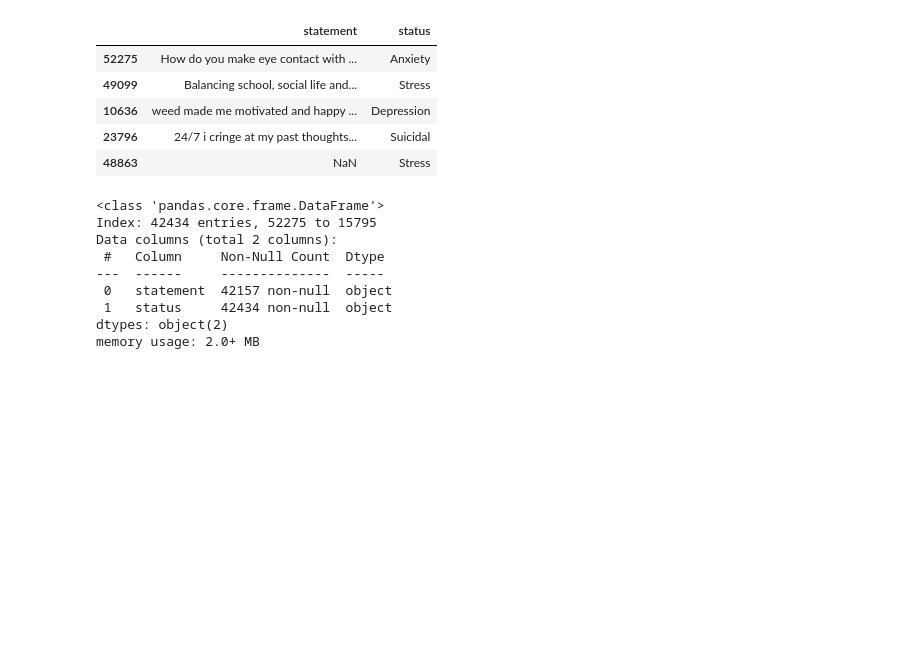
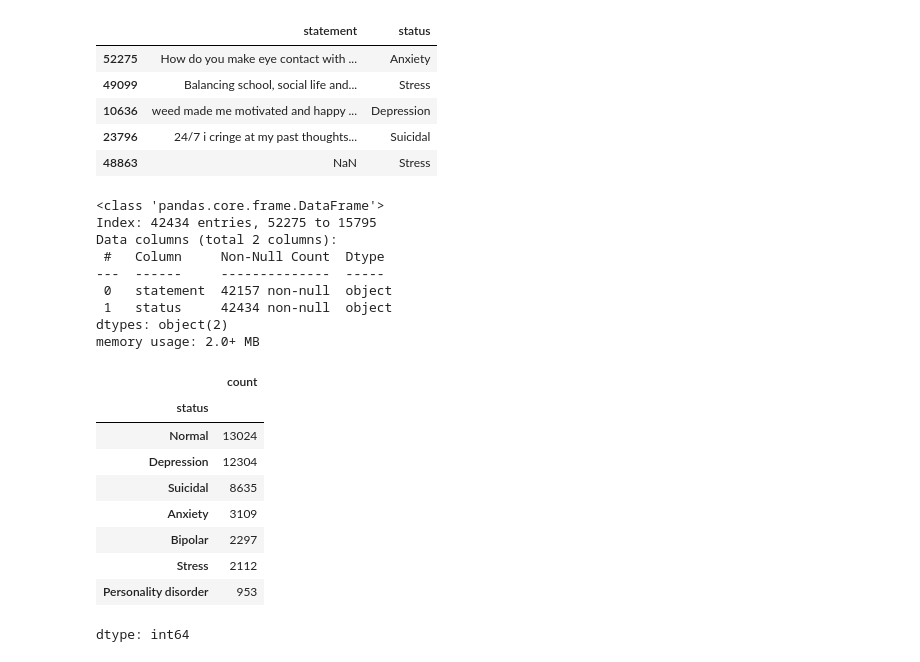
Before and after one commit to savindumahasen/Depression-Detection-Using-Sentiment-Analysis, a Jupyter notebook: DepressionDetectionUsingNLP.ipynb, the cells around one changed output. Saved outputs shown, nothing was run; the diff lists cells and outputs as text; code cells hidden in the pictures; blank space fills up the shorter version.

Commit message:
Check the value counts of target variable

```diff
--- a/DepressionDetectionUsingNLP.ipynb
+++ b/DepressionDetectionUsingNLP.ipynb
@@ -99,0 +102,13 @@ memory usage: 2.0+ MB
+# %%
+train_set_new['status'].value_counts()
+# %% [output]
+|  | count |
+| status |  |
+| Normal | 13024 |
+| Depression | 12304 |
+| Suicidal | 8635 |
+| Anxiety | 3109 |
+| Bipolar | 2297 |
+| Stress | 2112 |
+| Personality disorder | 953 |
+dtype: int64
```
Also changed, not shown: parts of 1 cell of this notebook.
